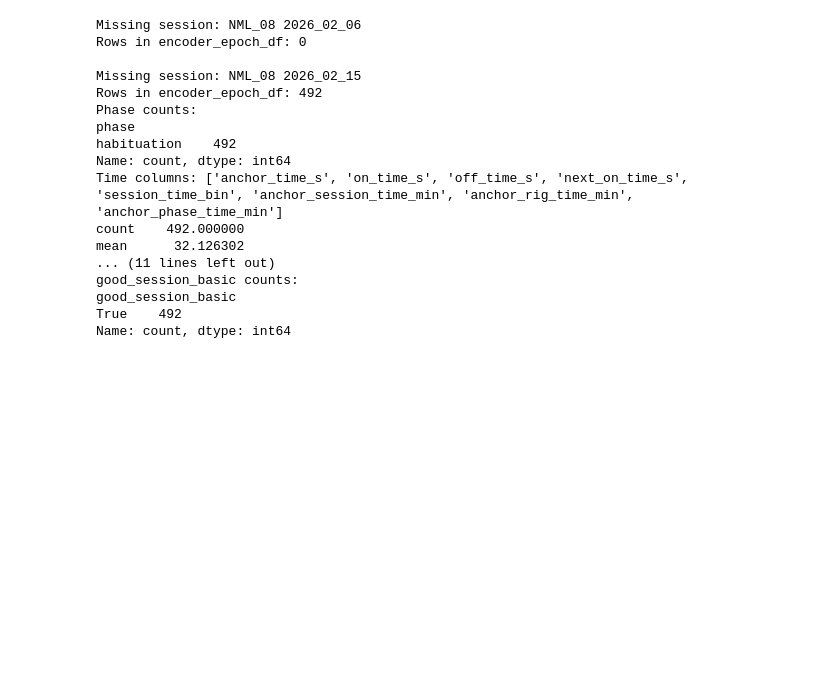
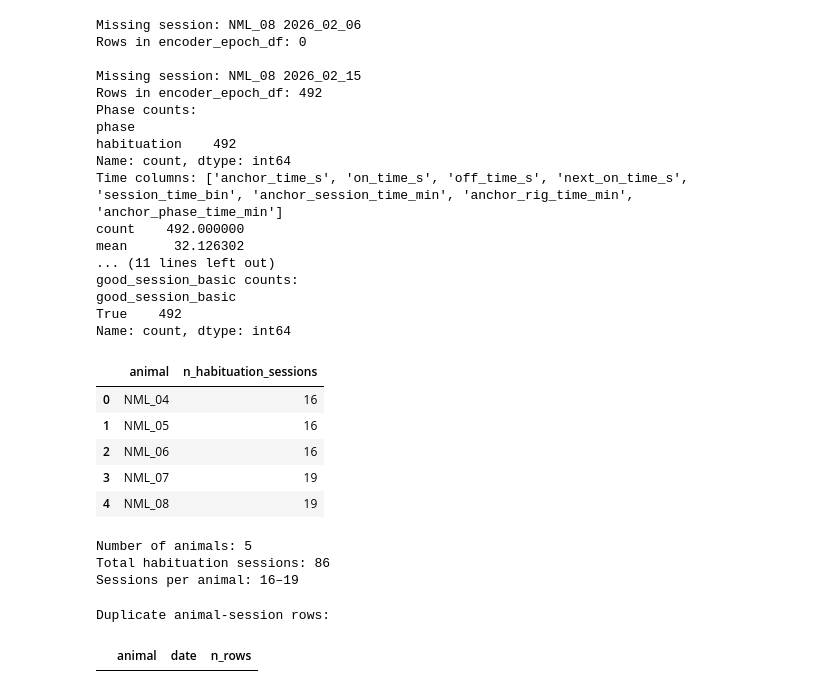
Before and after one commit to neuromomentumlab/Classical_Conditioning_Air_Wheel, a Jupyter notebook: Python/notebooks/habituation_analysis_02_annotated.ipynb, the cells around one changed output. Cells and saved outputs as stored; diff of their text form; code cells hidden in the pictures; blank space fills up the shorter version.

```diff
--- a/Python/notebooks/habituation_analysis_02_annotated.ipynb
+++ b/Python/notebooks/habituation_analysis_02_annotated.ipynb
@@ -1902,3 +1902,60 @@ good_session_basic counts:
 good_session_basic
 True    492
 Name: count, dtype: int64
+# %%
+# --------------------------------------------------
+# QC: whole-session habituation sample size
+# --------------------------------------------------
+
+qc_df = hab_session_df.copy()  # or hab_df.copy() if that is your final whole-session dataframe
+
+# One row should correspond to one animal-session
+session_cols = ["animal", "date"] if "date" in qc_df.columns else ["animal", "animal_day"]
+
+hab_session_qc = (
+    qc_df
+    .drop_duplicates(session_cols)
+    .groupby("animal")
+    .size()
+    .reset_index(name="n_habituation_sessions")
+    .sort_values("animal")
+)
+
+display(hab_session_qc)
+
+n_animals = hab_session_qc["animal"].nunique()
+n_sessions = hab_session_qc["n_habituation_sessions"].sum()
+min_sessions = hab_session_qc["n_habituation_sessions"].min()
+max_sessions = hab_session_qc["n_habituation_sessions"].max()
+
+print(f"Number of animals: {n_animals}")
+print(f"Total habituation sessions: {n_sessions}")
+print(f"Sessions per animal: {min_sessions}–{max_sessions}")
+# %% [output]
+|  | animal | n_habituation_sessions |
+| 0 | NML_04 | 16 |
+| 1 | NML_05 | 16 |
+| 2 | NML_06 | 16 |
+| 3 | NML_07 | 19 |
+| 4 | NML_08 | 19 |
+Number of animals: 5
+Total habituation sessions: 86
+Sessions per animal: 16–19
+# %%
+# --------------------------------------------------
+# QC: check whether there are duplicate animal-date rows
+# --------------------------------------------------
+
+duplicates = (
+    qc_df
+    .groupby(session_cols)
+    .size()
+    .reset_index(name="n_rows")
+    .query("n_rows > 1")
+)
+
+print("Duplicate animal-session rows:")
+display(duplicates)
+# %% [output]
+Duplicate animal-session rows:
+|  | animal | date | n_rows |
```
Also changed, not shown: 1 other file.
